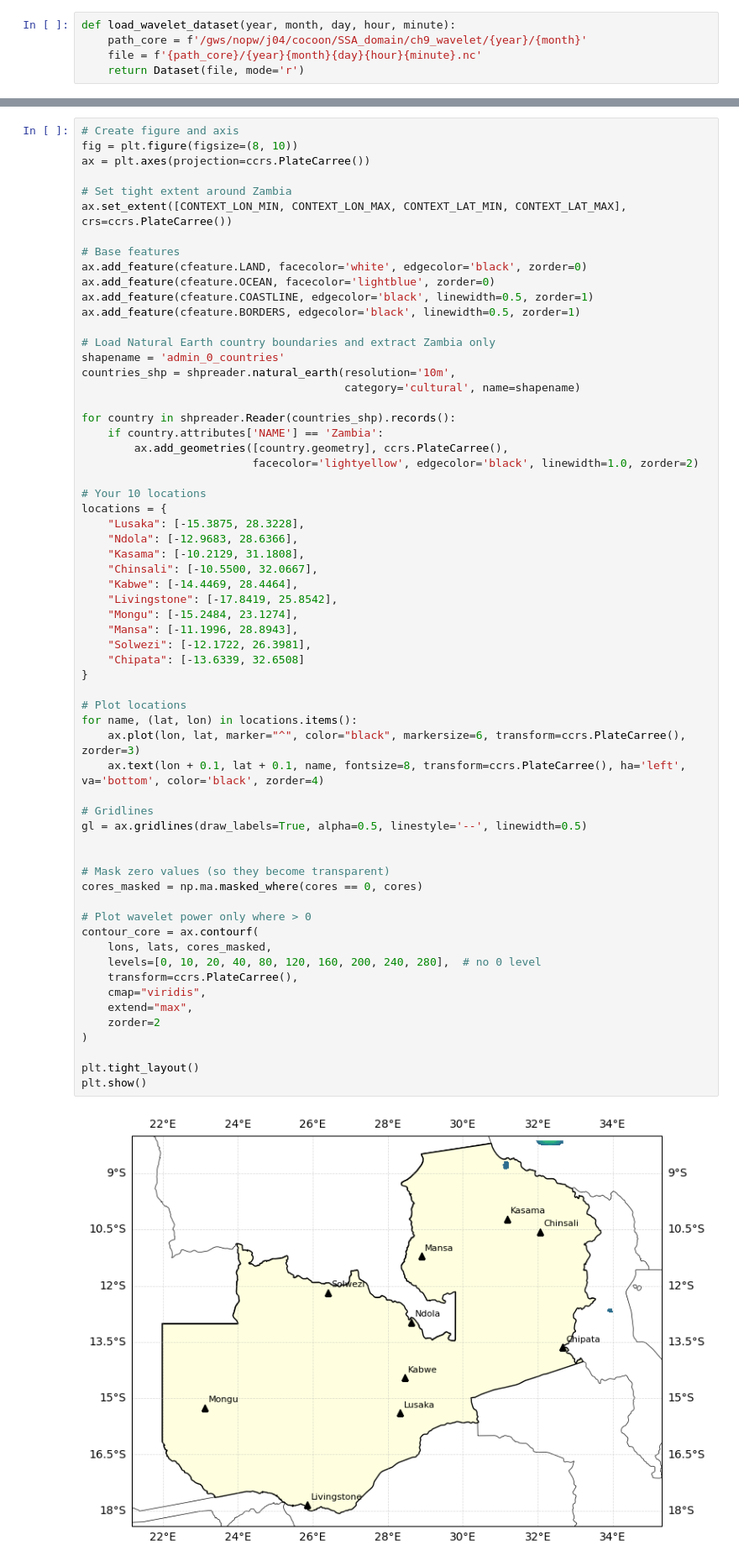
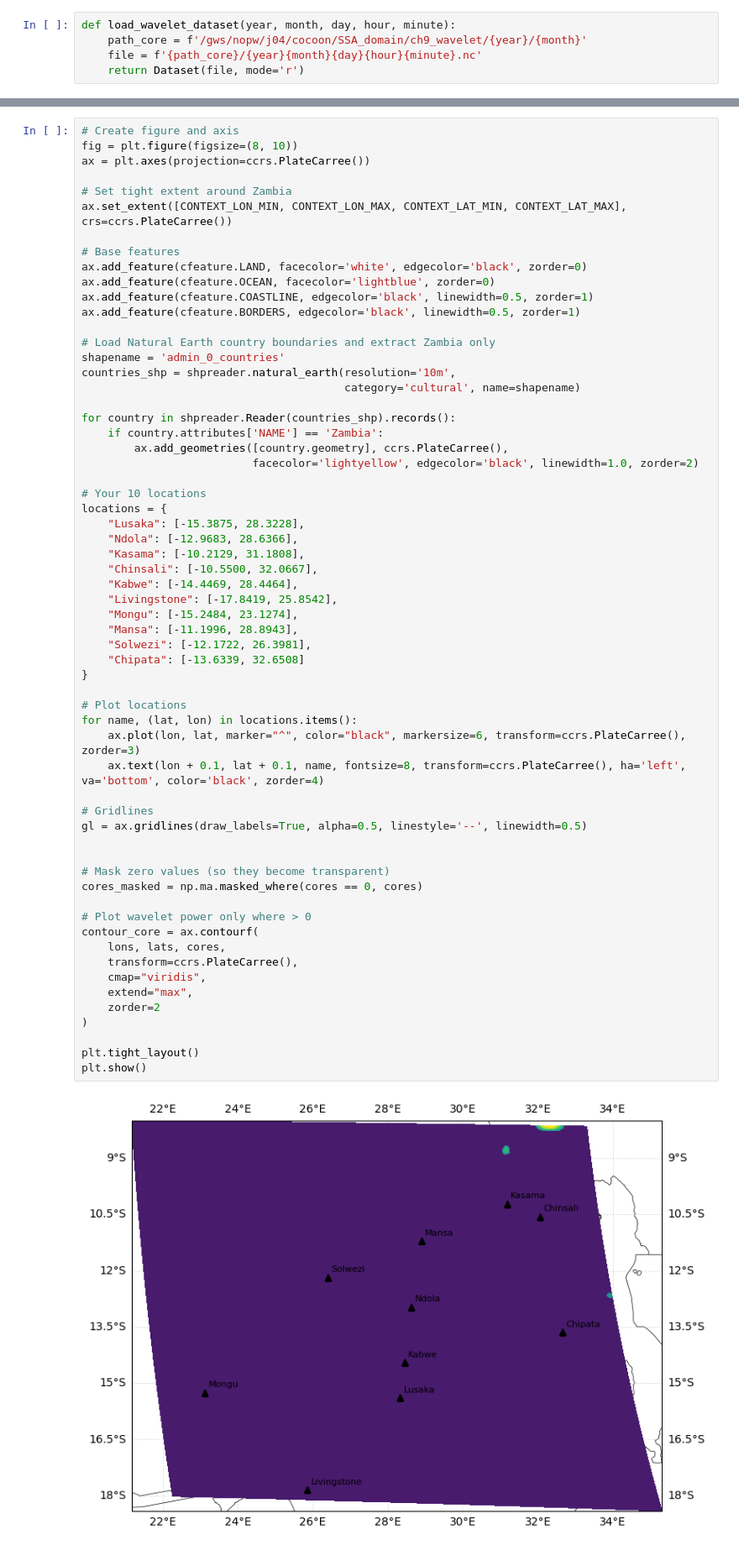
Before and after one commit to mendrika-mdg/Zambia-Intercomparison, a Jupyter notebook: notebooks/preparation/zambia-plotting.ipynb, the cells around one changed output, grey strips where cells are left out. Shown at 84% size. Cells and saved outputs as stored; diff of their text form.

```diff
--- a/notebooks/preparation/zambia-plotting.ipynb
+++ b/notebooks/preparation/zambia-plotting.ipynb
@@ -106,33 +106,32 @@ locations = {
     "Livingstone": [-17.8419, 25.8542],
     "Mongu": [-15.2484, 23.1274],
     "Mansa": [-11.1996, 28.8943],
     "Solwezi": [-12.1722, 26.3981],
     "Chipata": [-13.6339, 32.6508]
 }
 
 # Plot locations
 for name, (lat, lon) in locations.items():
     ax.plot(lon, lat, marker="^", color="black", markersize=6, transform=ccrs.PlateCarree(), zorder=3)
     ax.text(lon + 0.1, lat + 0.1, name, fontsize=8, transform=ccrs.PlateCarree(), ha='left', va='bottom', color='black', zorder=4)
 
 # Gridlines
 gl = ax.gridlines(draw_labels=True, alpha=0.5, linestyle='--', linewidth=0.5)
 
 
 # Mask zero values (so they become transparent)
 cores_masked = np.ma.masked_where(cores == 0, cores)
 
 # Plot wavelet power only where > 0
 contour_core = ax.contourf(
-    lons, lats, cores_masked,
-    levels=[0, 10, 20, 40, 80, 120, 160, 200, 240, 280],  # no 0 level
+    lons, lats, cores,
     transform=ccrs.PlateCarree(),
     cmap="viridis",
     extend="max",
     zorder=2
 )
 
 plt.tight_layout()
 plt.show()
 # %% [output]
-[figure, old version]
+[figure, new version]
```
Also changed, not shown: 5 other files.
